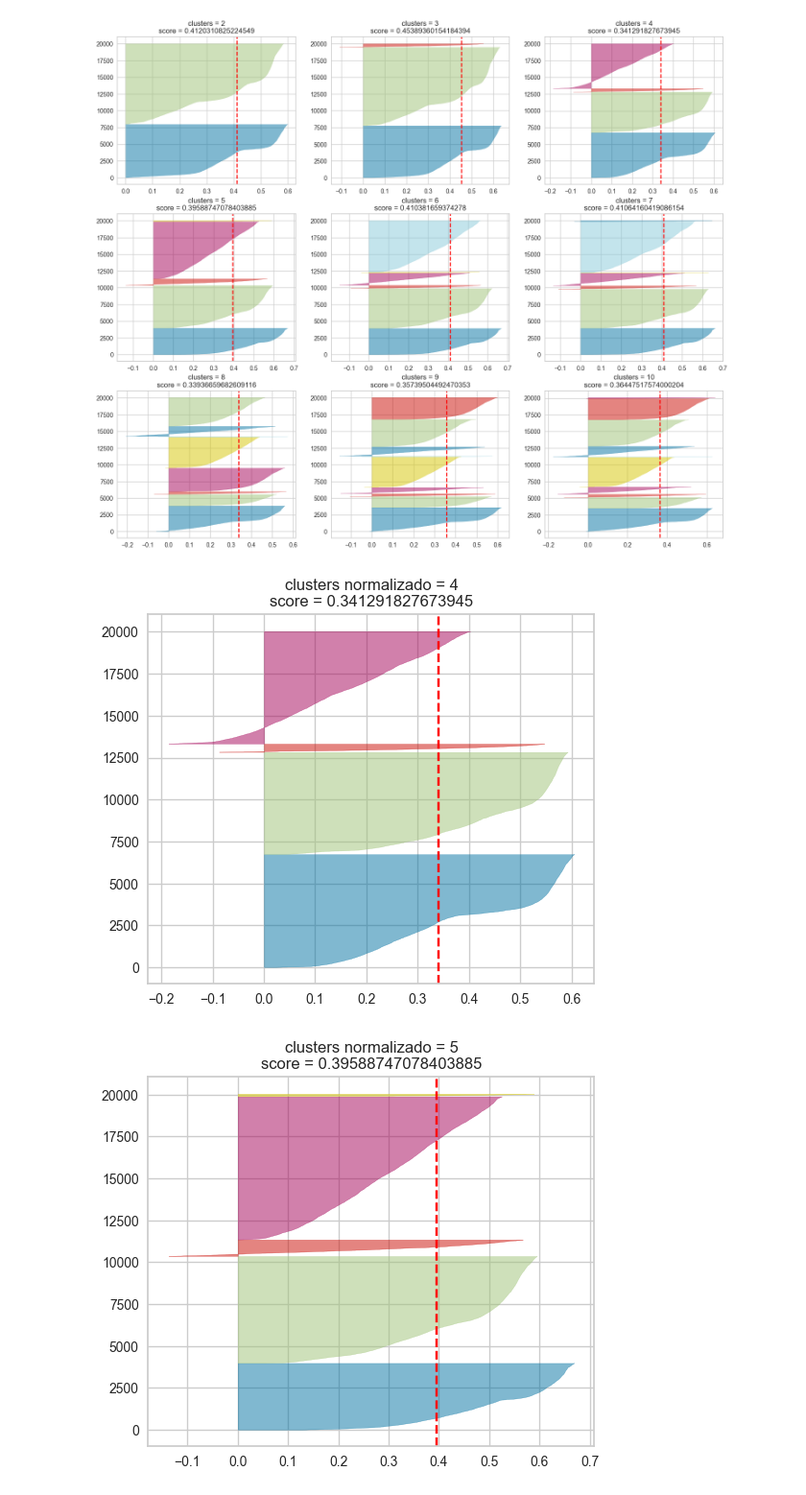
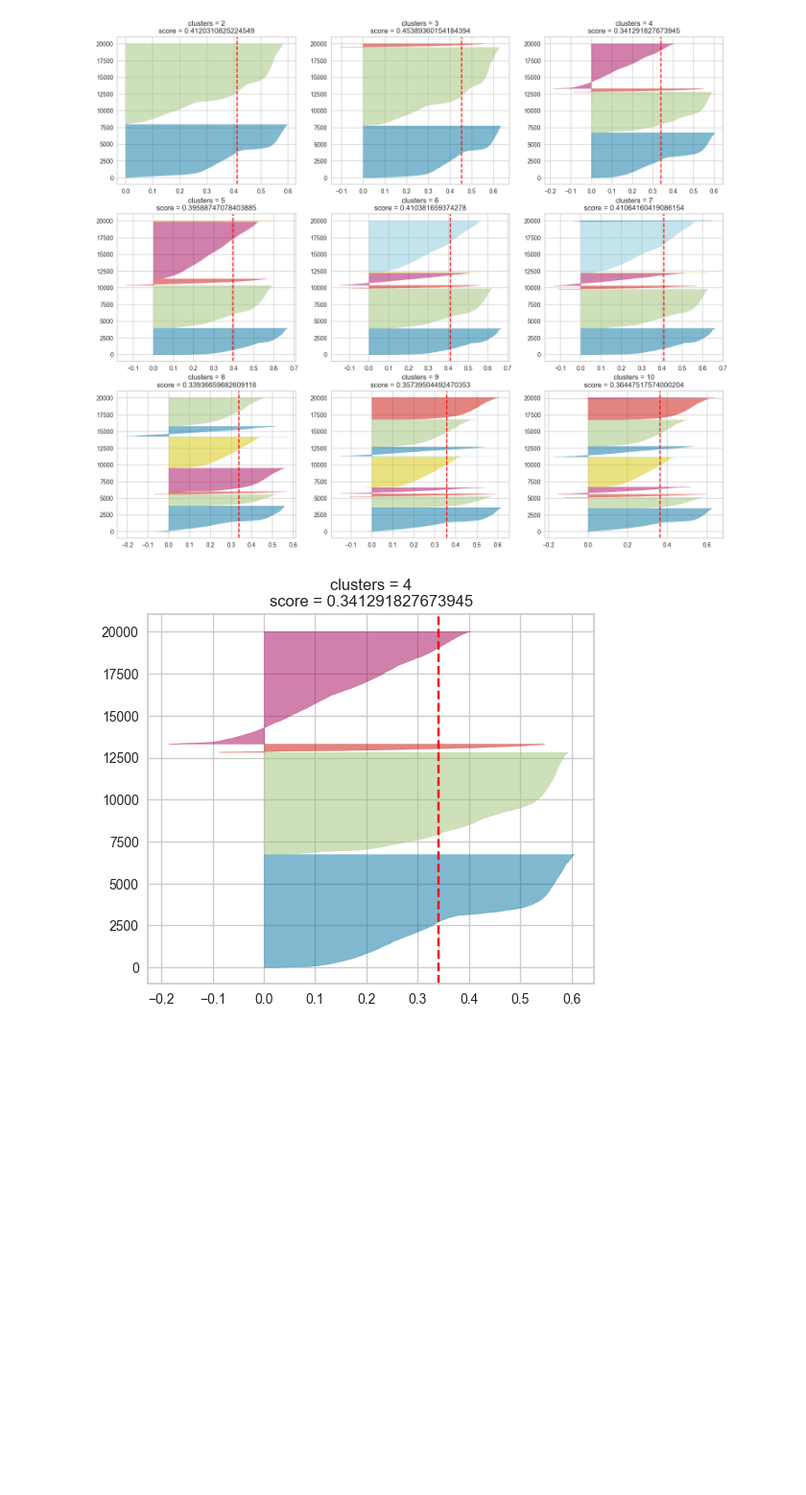
Before and after one commit to wnetohr/Olist-Brazilian-E-Commerce, a Jupyter notebook: notebooks/testing_defs.ipynb, the cells around one changed output. Shown at 96% size. Saved outputs shown, nothing was run; the diff lists cells and outputs as text; code cells hidden in the pictures; blank space fills up the shorter version.

Commit message:
visualizando resultado pca e testando variacoes

```diff
--- a/notebooks/testing_defs.ipynb
+++ b/notebooks/testing_defs.ipynb
@@ -87,20 +87,18 @@ b = 2
 # %% [output]
 [figure]
 # %%
-def visualize_silhoutte(df_cluster : pd.DataFrame, n_cluster : int, random : int=42, width_per_ax : int=6, height_per_ax : int=5):
+def visualize_silhoutte(df_cluster : pd.DataFrame, n_cluster : int, random : int=42, width_per_ax : int=6, height_per_ax : int=5, versao_cluster : str="clusters"):
     fig, (ax1) = plt.subplots(1, 1)
     fig.set_size_inches(width_per_ax, height_per_ax)
     km = KMeans(n_clusters=n_cluster, random_state=random)
     visualizer = SilhouetteVisualizer(km, colors='yellowbrick', ax=ax1)
     visualizer.fit(df_cluster)
-    ax1.set_title(f"clusters normalizado = {n_cluster}\nscore = {visualizer.silhouette_score_}")
+    ax1.set_title(f"{versao_cluster} = {n_cluster}\nscore = {visualizer.silhouette_score_}")
 
     return
 # %%
 a = 1
 visualize_silhoutte(df_sample_20, 4)
-visualize_silhoutte(df_sample_20, 5)
 b = 2
 # %% [output]
-[figure, old version]
+[figure, new version]
-[figure, removed]
```
Also changed, not shown: 9 other files.
